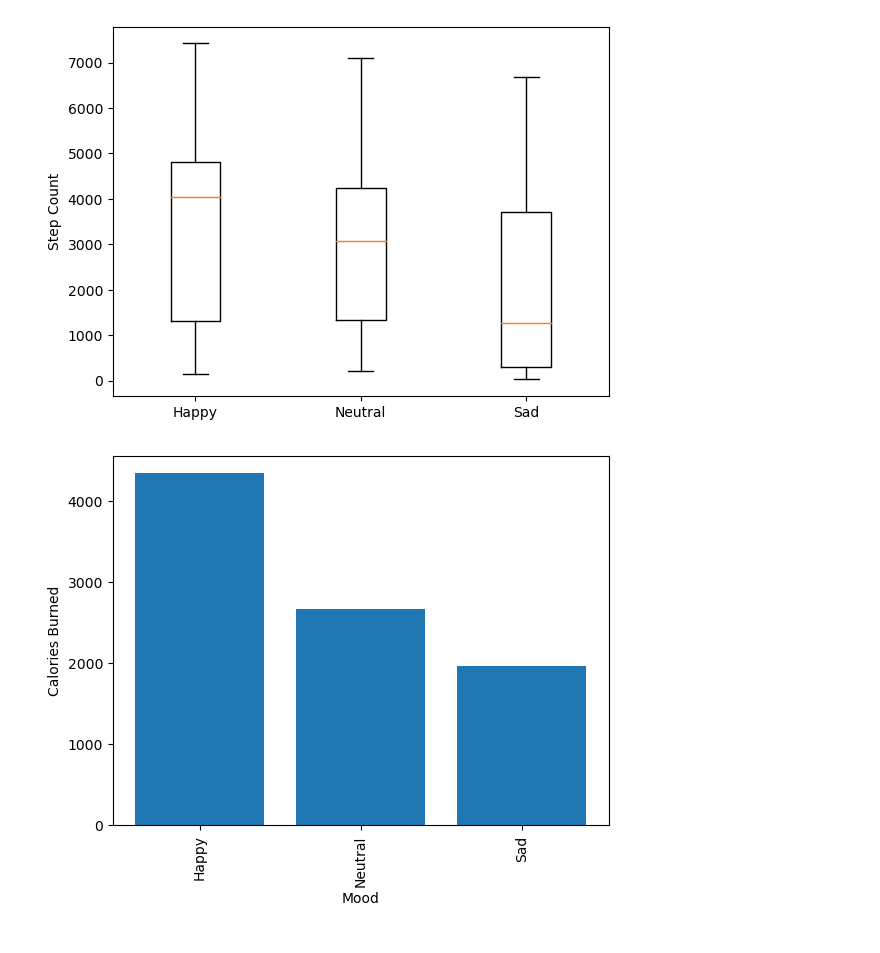
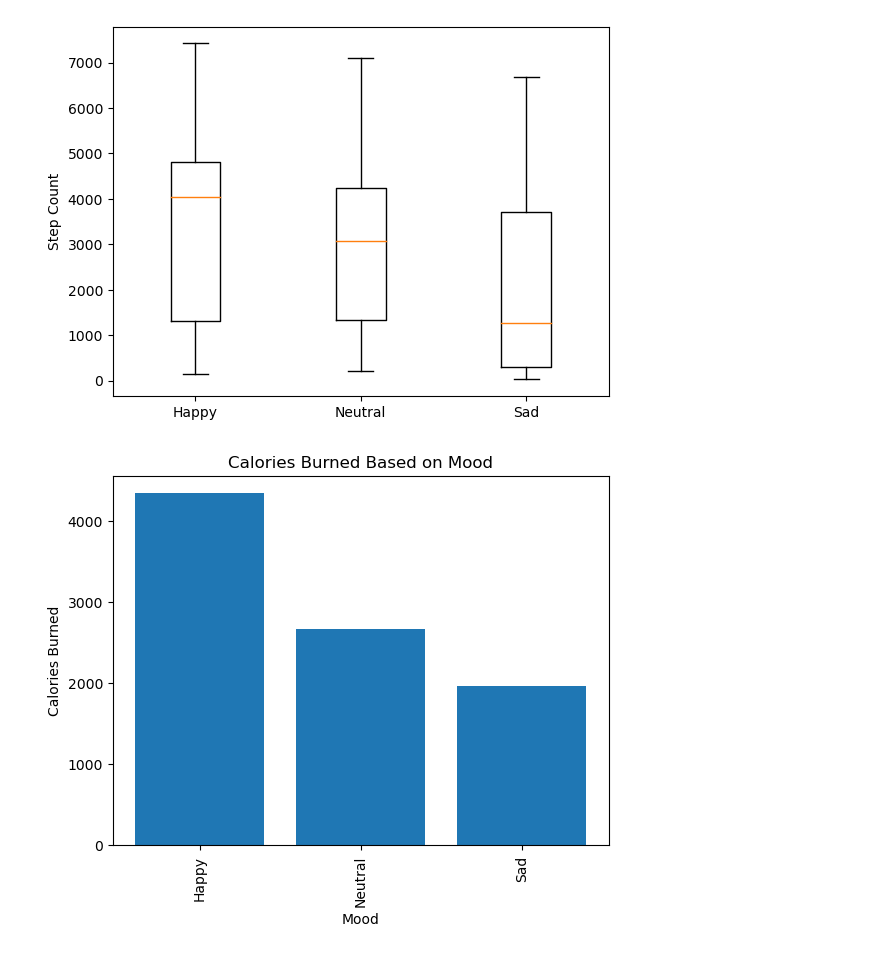
Before and after one commit to jgillas/Project_One_Group_3, a Jupyter notebook: Project 1- Fitness.ipynb, the cells around one changed output. Saved outputs shown, nothing was run; the diff lists cells and outputs as text; code cells hidden in the pictures.

```diff
--- a/Project 1- Fitness.ipynb
+++ b/Project 1- Fitness.ipynb
@@ -300,13 +338,14 @@ plt.show()
 # %%
 #calories burned and mood bar chart
 mood_calorie_df = mood_df['calories_burned'].sum()
 plt.bar(mood_calorie_df.index, mood_calorie_df.values)
+plt.title('Calories Burned Based on Mood')
 plt.ylabel('Calories Burned')
 plt.xlabel('Mood')
 plt.xticks(rotation='vertical')
 
 plt.savefig("Outputs/BarChartCalories.png")
 
 plt.show()
 # %% [output]
-[figure, old version]
+[figure, new version]
```
Also changed, not shown: parts of 4 cells of this notebook, 8 other files.
